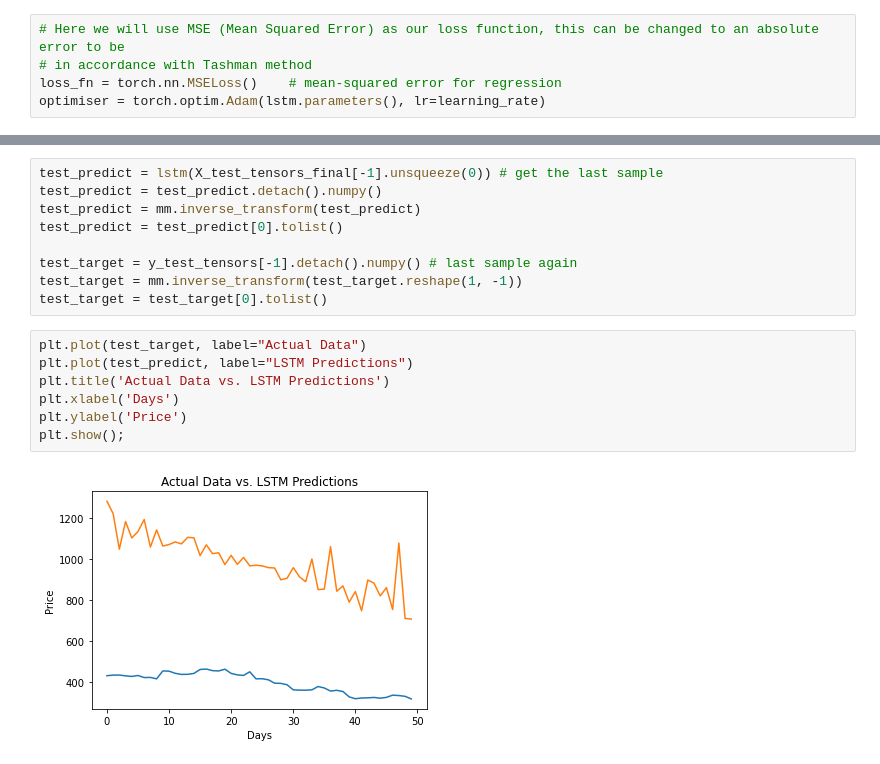
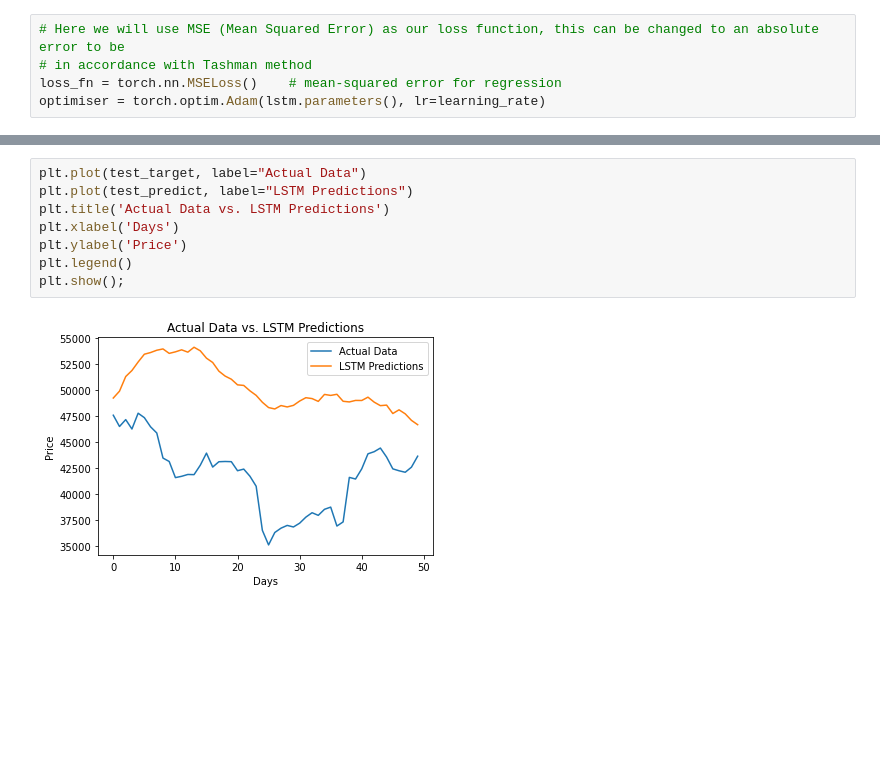
Before and after one commit to spa542/DSCI-490, a Jupyter notebook: src/LSTM Model Prediction.ipynb, the cells around one changed output, grey strips where cells are left out. Drawn from its saved outputs; the diff is of its cells as text; blank space fills up the shorter version.

Commit message:
Added graph screenshots and fixed original LSTM model graph

```diff
--- a/src/LSTM Model Prediction.ipynb
+++ b/src/LSTM Model Prediction.ipynb
@@ -377,18 +386,10 @@ plt.show()
-# %%
-test_predict = lstm(X_test_tensors_final[-1].unsqueeze(0)) # get the last sample
-test_predict = test_predict.detach().numpy()
-test_predict = mm.inverse_transform(test_predict)
-test_predict = test_predict[0].tolist()
-
-test_target = y_test_tensors[-1].detach().numpy() # last sample again
-test_target = mm.inverse_transform(test_target.reshape(1, -1))
-test_target = test_target[0].tolist()
 # %%
 plt.plot(test_target, label="Actual Data")
 plt.plot(test_predict, label="LSTM Predictions")
 plt.title('Actual Data vs. LSTM Predictions')
 plt.xlabel('Days')
 plt.ylabel('Price')
+plt.legend()
 plt.show();
 # %% [output]
-[figure, old version]
+[figure, new version]
```
Also changed, not shown: parts of 9 cells of this notebook, 9 other files.
